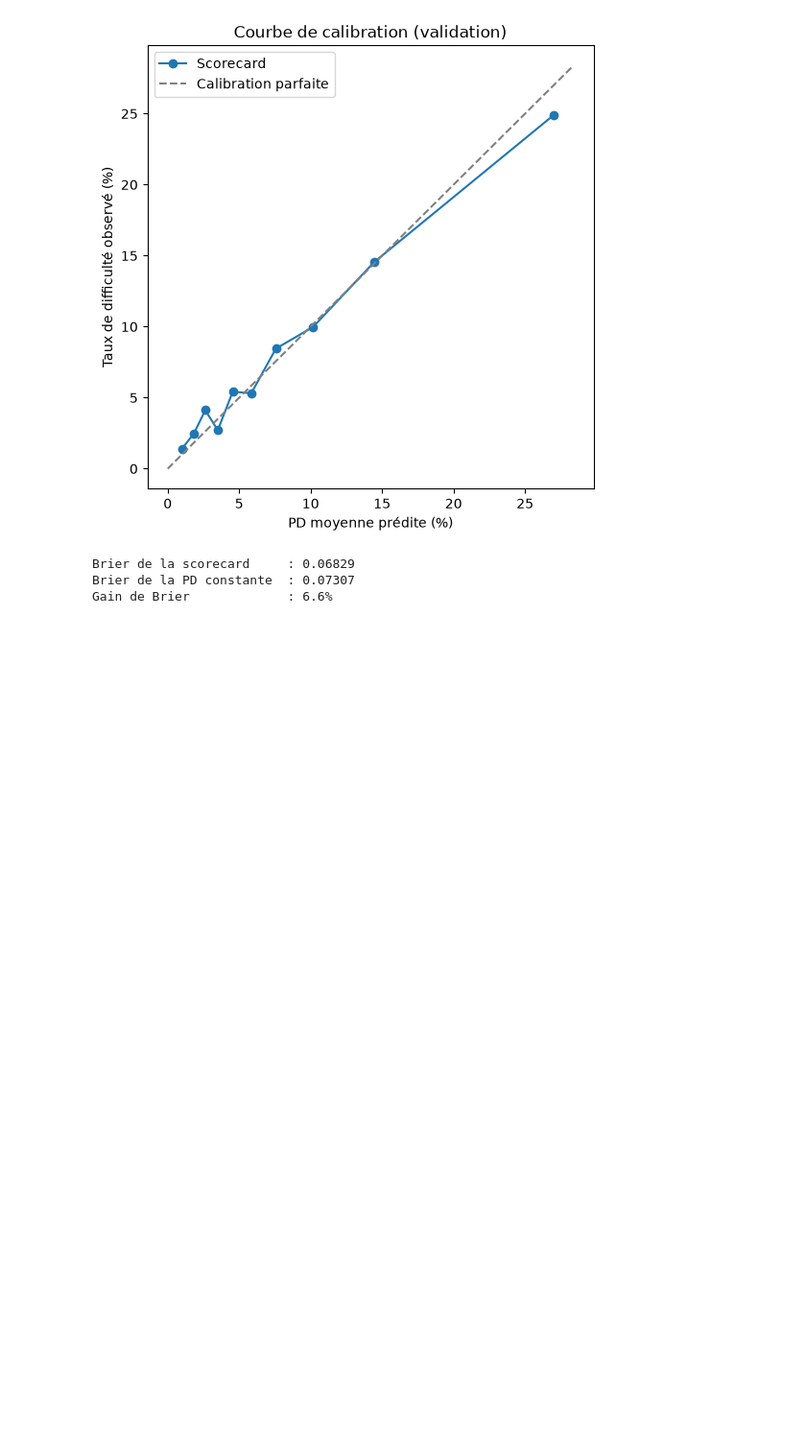
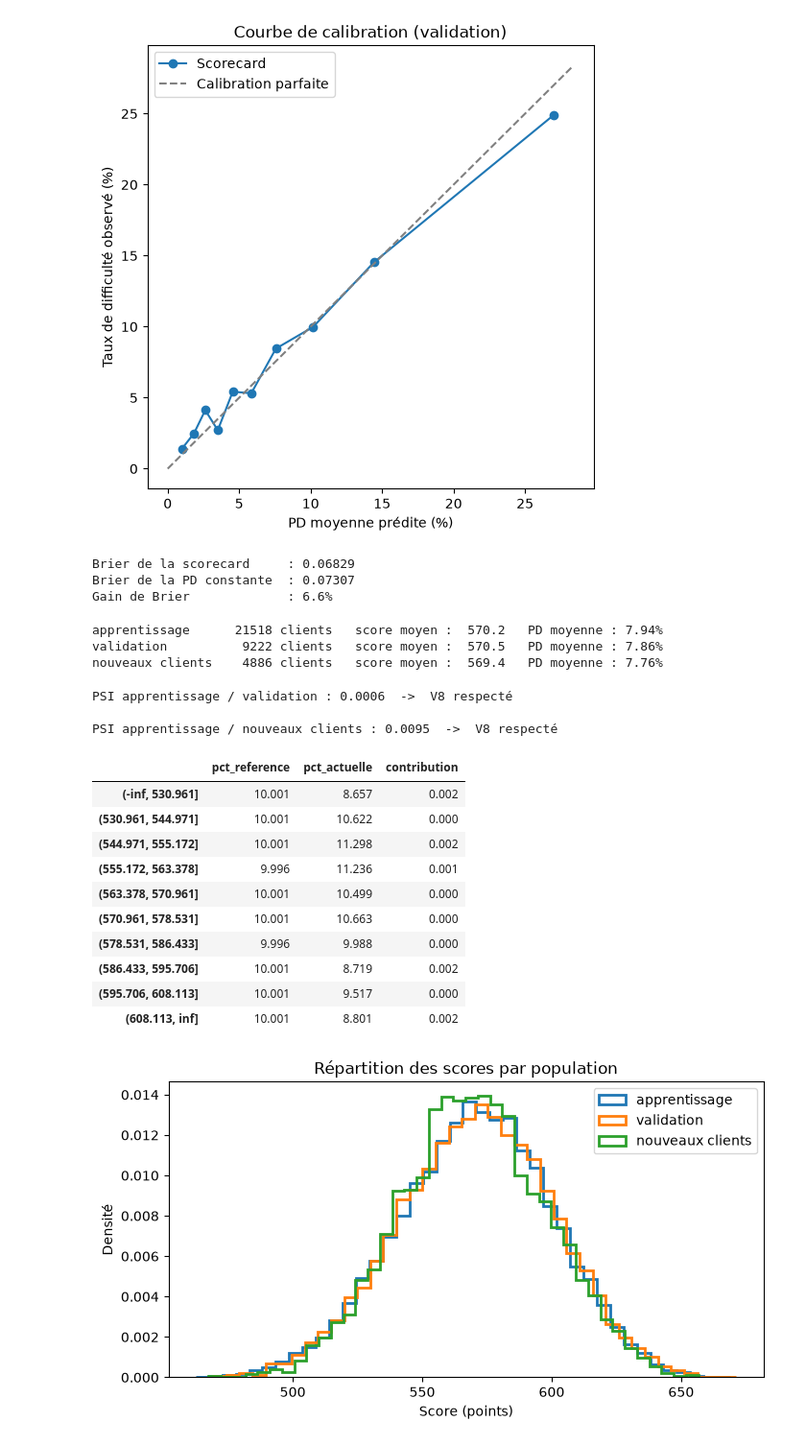
Before and after one commit to iliyass2003/Plateforme-de-donn-es-de-risque-de-cr-dit-conforme-BCBS-239, a Jupyter notebook: ds/notebooks/02_scorecard.ipynb, the cells around one changed output. Shown at 96% size. Drawn from its saved outputs; the diff is of its cells as text; code cells hidden in the pictures; blank space fills up the shorter version.

Commit message:
DS-5 : stabilité du score, V8 respecté (PSI 0,0006 et 0,0095)

```diff
--- a/ds/notebooks/02_scorecard.ipynb
+++ b/ds/notebooks/02_scorecard.ipynb
@@ -465,3 +465,70 @@ print(f"Gain de Brier             : {1 - brier_modele / brier_constant:.1%}")
 Brier de la scorecard     : 0.06829
 Brier de la PD constante  : 0.07307
 Gain de Brier             : 6.6%
+# %%
+def score_de(pd_):
+    """Convertit une PD en points : 600 points pour une cote de 50 contre 1, +20 points quand la cote double."""
+    return offset - facteur * np.log(pd_ / (1 - pd_))
+
+nouveaux = charger_features(moteur(), "test")
+nouveaux["duree_mois"] = nouveaux["montant_credit"] / nouveaux["annuite"]
+nouveaux["ratio_financement"] = nouveaux["montant_credit"] / nouveaux["prix_bien"]
+X_new_p, _ = preparer(nouveaux[CANDIDATES])
+X_new_woe = bp.transform(X_new_p, metric="woe", metric_missing="empirical")
+pd_new = modele_final.predict(sm.add_constant(X_new_woe[retenues], has_constant="add"))
+
+scores = {
+    "apprentissage": score_de(pd_app),
+    "validation": score_de(pd_val),
+    "nouveaux clients": score_de(pd_new),
+}
+for nom, s in scores.items():
+    print(f"{nom:17} {len(s):6} clients   score moyen : {s.mean():6.1f}   PD moyenne : {(1 / (1 + np.exp((s - offset) / facteur))).mean():.2%}")
+# %% [output]
+apprentissage      21518 clients   score moyen :  570.2   PD moyenne : 7.94%
+validation          9222 clients   score moyen :  570.5   PD moyenne : 7.86%
+nouveaux clients    4886 clients   score moyen :  569.4   PD moyenne : 7.76%
+# %%
+def psi_score(reference, actuelle, n_tranches=10):
+    reference, actuelle = pd.Series(reference), pd.Series(actuelle)
+    bornes = np.quantile(reference, np.linspace(0, 1, n_tranches + 1))
+    bornes[0], bornes[-1] = -np.inf, np.inf
+    p_ref = pd.cut(reference, bornes).value_counts(normalize=True, sort=False)
+    p_act = pd.cut(actuelle, bornes).value_counts(normalize=True, sort=False)
+    p_ref, p_act = p_ref.clip(lower=1e-4), p_act.clip(lower=1e-4)
+    detail = pd.DataFrame({"pct_reference": p_ref * 100, "pct_actuelle": p_act * 100})
+    detail["contribution"] = (p_act - p_ref) * np.log(p_act / p_ref)
+    return detail["contribution"].sum(), detail
+
+ref = np.asarray(scores["apprentissage"])
+for nom in ["validation", "nouveaux clients"]:
+    valeur, detail = psi_score(ref, np.asarray(scores[nom]))
+    statut = "respecté" if valeur < 0.10 else "NON respecté : analyser"
+    print(f"\nPSI apprentissage / {nom} : {valeur:.4f}  ->  V8 {statut}")
+    if nom == "nouveaux clients":
+        display(detail.round(3))
+
+plt.figure(figsize=(8, 4))
+for nom, s in scores.items():
+    plt.hist(s, bins=40, density=True, histtype="step", linewidth=2, label=nom)
+plt.xlabel("Score (points)")
+plt.ylabel("Densité")
+plt.title("Répartition des scores par population")
+plt.legend()
+plt.show()
+# %% [output]
+PSI apprentissage / validation : 0.0006  ->  V8 respecté
+
+PSI apprentissage / nouveaux clients : 0.0095  ->  V8 respecté
+|  | pct_reference | pct_actuelle | contribution |
+| (-inf, 530.961] | 10.001 | 8.657 | 0.002 |
+| (530.961, 544.971] | 10.001 | 10.622 | 0.000 |
+| (544.971, 555.172] | 10.001 | 11.298 | 0.002 |
+| (555.172, 563.378] | 9.996 | 11.236 | 0.001 |
+| (563.378, 570.961] | 10.001 | 10.499 | 0.000 |
+| (570.961, 578.531] | 10.001 | 10.663 | 0.000 |
+| (578.531, 586.433] | 9.996 | 9.988 | 0.000 |
+| (586.433, 595.706] | 10.001 | 8.719 | 0.002 |
+| (595.706, 608.113] | 10.001 | 9.517 | 0.000 |
+| (608.113, inf] | 10.001 | 8.801 | 0.002 |
+[figure, added]
```
